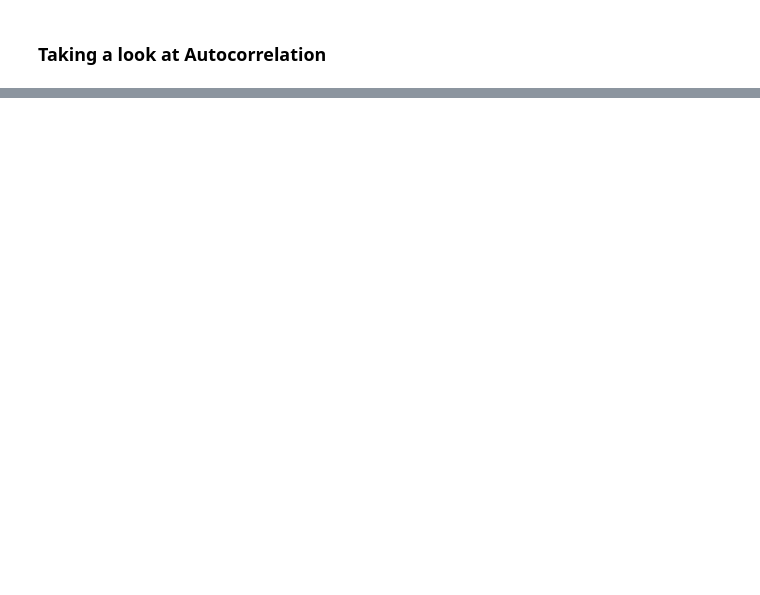
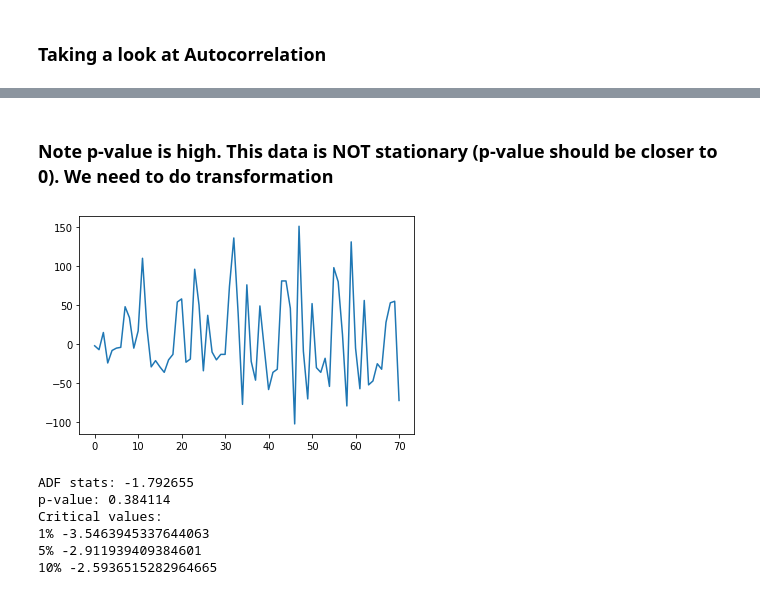
Before and after one commit to angiekl74/TimeSeriesAnalysis, a Jupyter notebook: PortlandRidership_Analysis_StatsmodelPackage_SARIMAX.ipynb, the cells around one changed output, grey strips where cells are left out. Saved outputs shown, nothing was run; the diff lists cells and outputs as text; code cells hidden in the pictures; blank space fills up the shorter version.

```diff
--- a/PortlandRidership_Analysis_StatsmodelPackage_SARIMAX.ipynb
+++ b/PortlandRidership_Analysis_StatsmodelPackage_SARIMAX.ipynb
@@ -186,0 +263,33 @@ dtype: float64
+# %% [markdown]
+### Note p-value is high.  This data is NOT stationary (p-value should be closer to 0).  We need to do transformation
+# %%
+# Let's de-trend by using the differencing technique
+
+X = pdx_train.values
+diff = list()
+for i in range(1, len(X)):
+    value = X[i] - X[i-1]
+    diff.append(value)
+
+plt.plot(diff)
+plt.show()
+# %% [output]
+[figure, added]
+# %%
+# Run Dickey-Fuller test again on training data to test STATIONARY
+
+adfullerresult = adfuller(diff)
+
+print("ADF stats: %f" % adfullerresult[0])
+print("p-value: %f" % adfullerresult[1])
+print("Critical values:")
+
+for key,value in adfullerresult[4].items():
+    print(key, value)
+# %% [output]
+ADF stats: -1.792655
+p-value: 0.384114
+Critical values:
+1% -3.5463945337644063
+5% -2.911939409384601
+10% -2.5936515282964665
```
Also changed, not shown: parts of 25 cells of this notebook, 2 other files.
